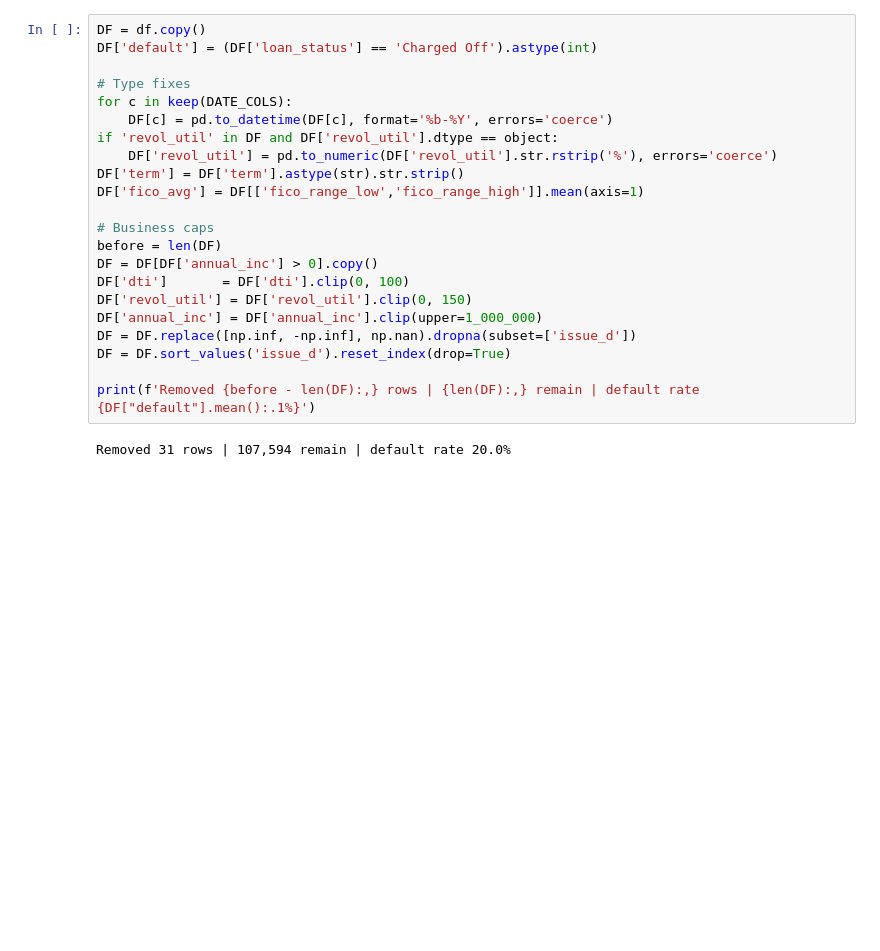
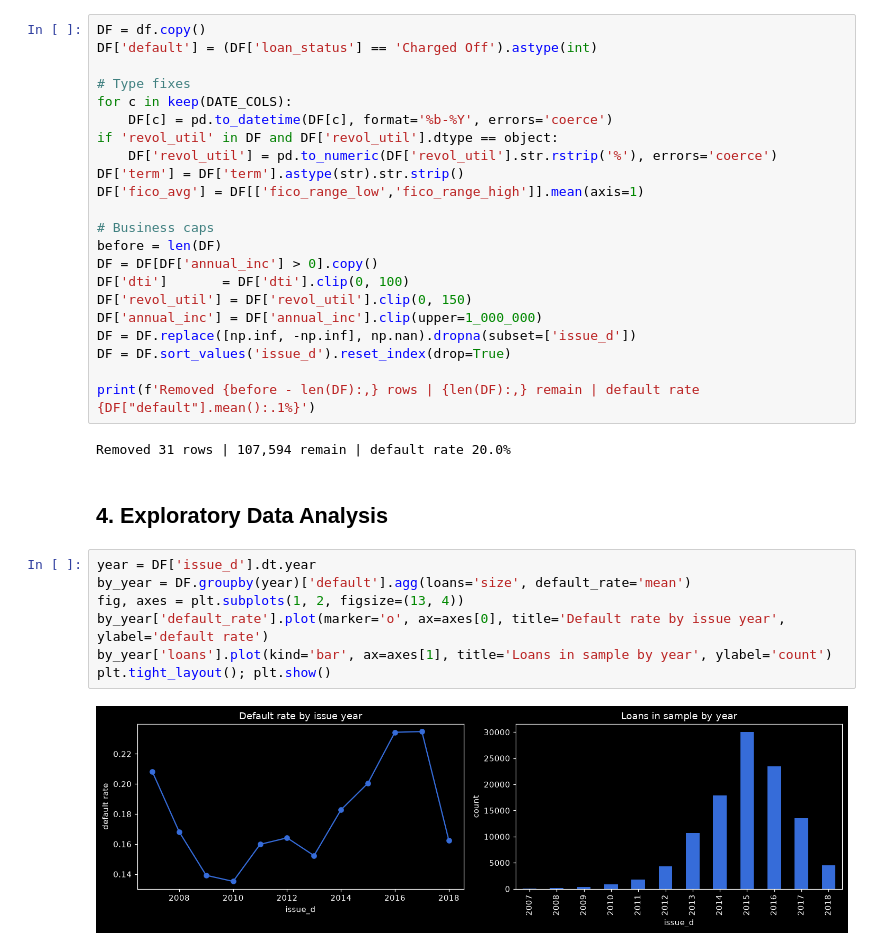
Before and after one commit to ElaheShadman/loan-default-risk-prediction, a Jupyter notebook: lending_notebook.ipynb, the cells around one changed output. Drawn from its saved outputs; the diff is of its cells as text; blank space fills up the shorter version.

Commit message:
Section 4: EDA - default rate over time and by applicant characteristics

```diff
--- a/lending_notebook.ipynb
+++ b/lending_notebook.ipynb
@@ -127,3 +127,14 @@ DF = DF.sort_values('issue_d').reset_index(drop=True)
 print(f'Removed {before - len(DF):,} rows | {len(DF):,} remain | default rate {DF["default"].mean():.1%}')
 # %% [output]
 Removed 31 rows | 107,594 remain | default rate 20.0%
+# %% [markdown]
+## 4. Exploratory Data Analysis
+# %%
+year = DF['issue_d'].dt.year
+by_year = DF.groupby(year)['default'].agg(loans='size', default_rate='mean')
+fig, axes = plt.subplots(1, 2, figsize=(13, 4))
+by_year['default_rate'].plot(marker='o', ax=axes[0], title='Default rate by issue year', ylabel='default rate')
+by_year['loans'].plot(kind='bar', ax=axes[1], title='Loans in sample by year', ylabel='count')
+plt.tight_layout(); plt.show()
+# %% [output]
+[figure, added]
```
Also changed, not shown: parts of 3 cells of this notebook.
